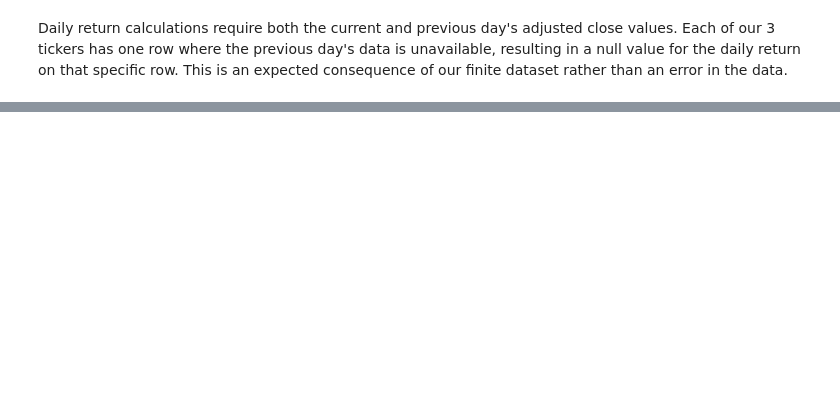
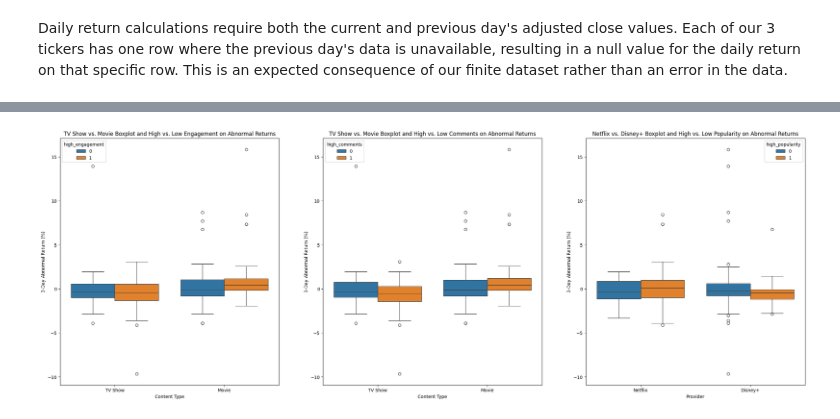
Before and after one commit to Maveluke/JSC370-Project, a Jupyter notebook: preliminary.ipynb, the cells around one changed output, grey strips where cells are left out. Saved outputs shown, nothing was run; the diff lists cells and outputs as text; code cells hidden in the pictures; blank space fills up the shorter version.

```diff
--- a/preliminary.ipynb
+++ b/preliminary.ipynb
@@ -653,0 +534,27 @@ Reddit Engagement Data:
+# %%
+n_rows = 1
+n_cols = 3
+plt.figure(figsize=(30, 10))
+# TV Show vs. Movie Boxplot and High vs. Low Engagement on Abnormal Returns
+plt.subplot(n_rows, n_cols, 1)
+sns.boxplot(x='content-type', y='abnormal_return', hue='high_engagement', data=merged_data)
+plt.title('TV Show vs. Movie Boxplot and High vs. Low Engagement on Abnormal Returns')
+plt.xlabel('Content Type')
+plt.ylabel('3-Day Abnormal Return (%)')
+
+# TV Show vs. Movie Boxplot and High vs. Low Comments on Abnormal Returns
+plt.subplot(n_rows, n_cols, 2)
+sns.boxplot(x='content-type', y='abnormal_return', hue='high_comments', data=merged_data)
+plt.title('TV Show vs. Movie Boxplot and High vs. Low Comments on Abnormal Returns')
+plt.xlabel('Content Type')
+plt.ylabel('3-Day Abnormal Return (%)')
+
+# Netflix vs. Disney+ Boxplot and High vs. Low Popularity on Abnormal Returns
+plt.subplot(n_rows, n_cols, 3)
+sns.boxplot(x='provider', y='abnormal_return', hue='high_popularity', data=merged_data)
+plt.title('Netflix vs. Disney+ Boxplot and High vs. Low Popularity on Abnormal Returns')
+plt.xlabel('Provider')
+plt.ylabel('3-Day Abnormal Return (%)')
+plt.show()
+# %% [output]
+[figure, added]
```
Also changed, not shown: parts of 27 cells of this notebook, 4 other files.
